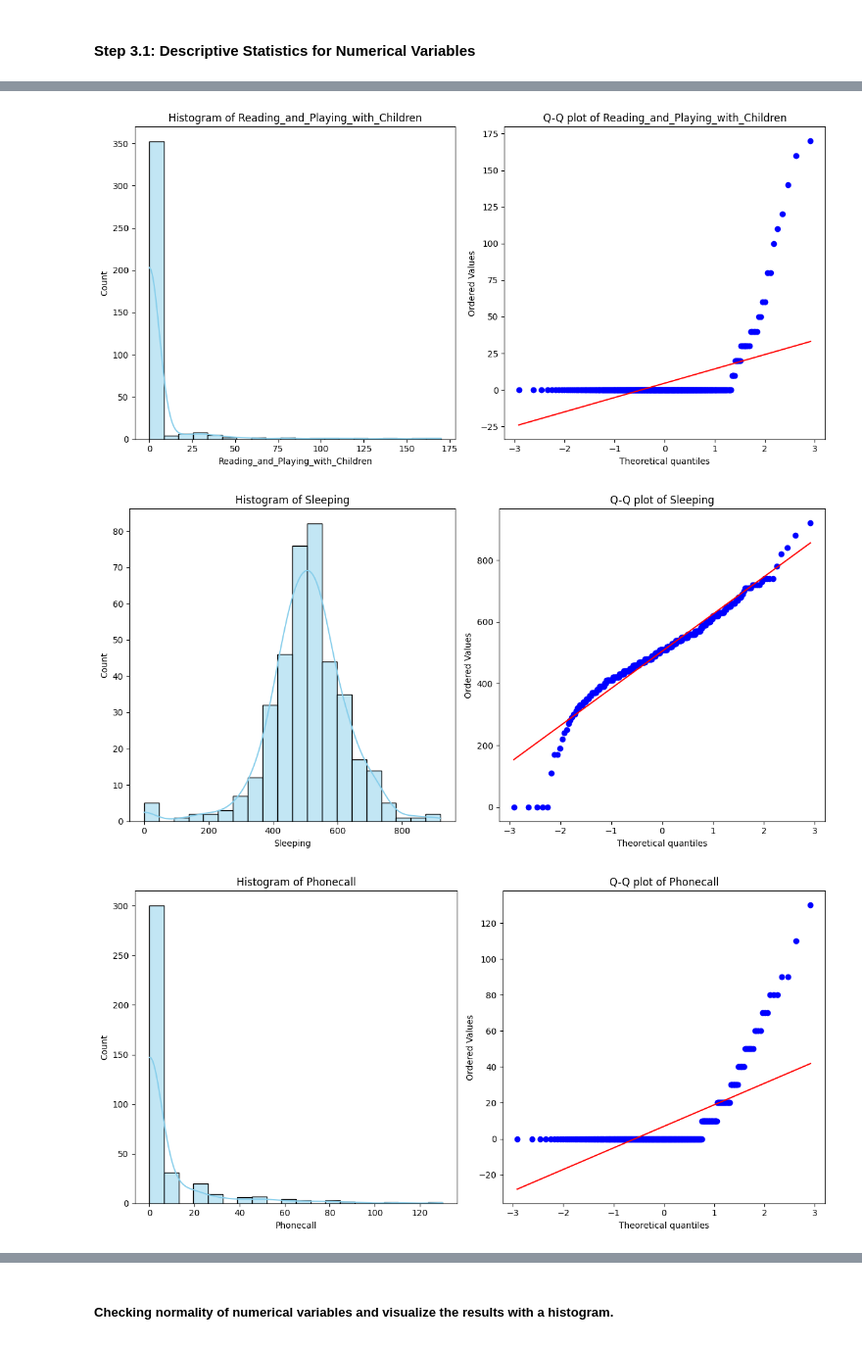
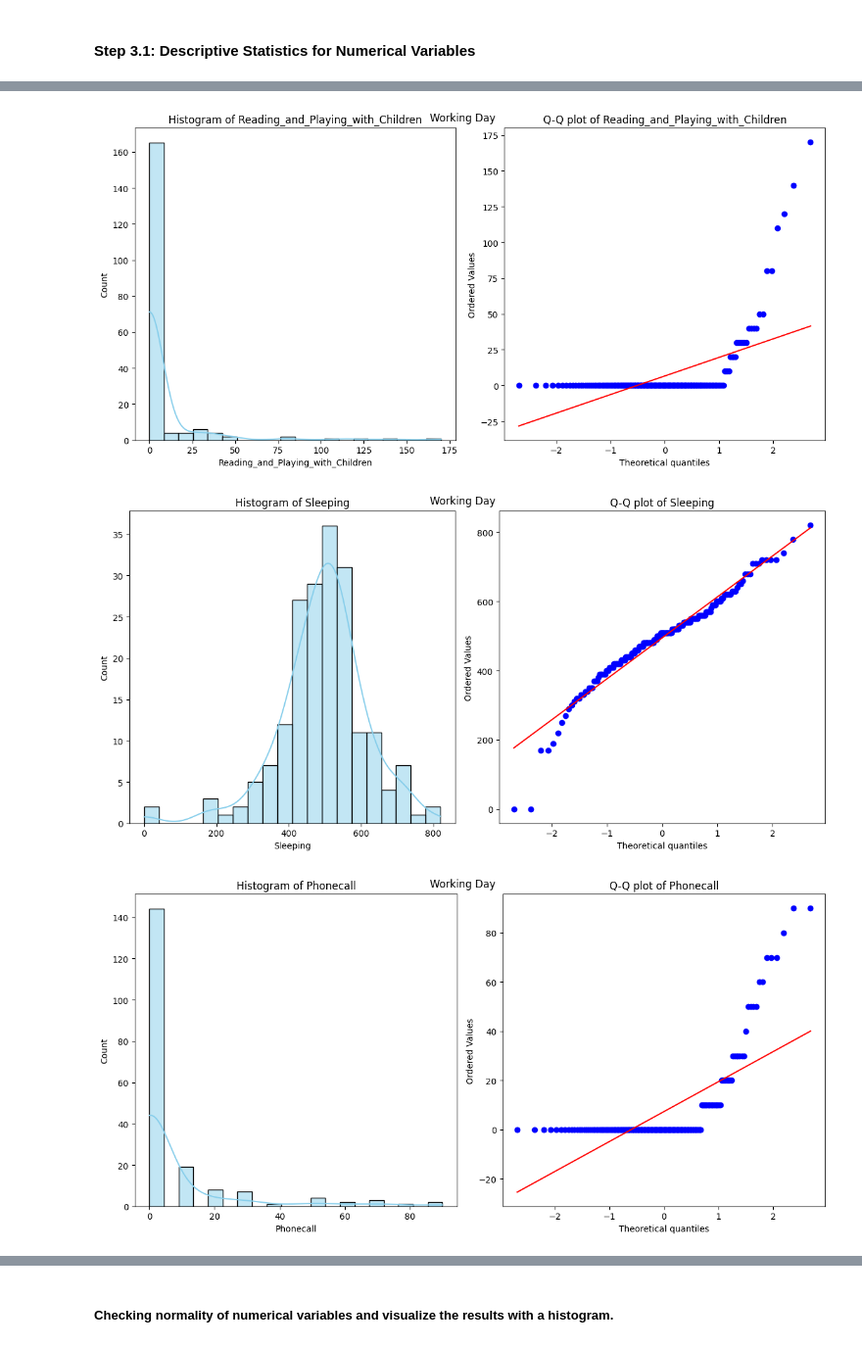
Before and after one commit to junaidraz1/Statistical-Data-Analysis-of-Human-Activities, a Jupyter notebook: Final_Project.ipynb, the cells around one changed output, grey strips where cells are left out. Shown at 98% size. Saved outputs shown, nothing was run; the diff lists cells and outputs as text; code cells hidden in the pictures.

```diff
--- a/Final_Project.ipynb
+++ b/Final_Project.ipynb
@@ -438,20 +479,43 @@ print("95% Confidence Interval for 'Working' column:", confidence_interval)
 # %% [markdown]
 #### Step 3.1: Descriptive Statistics for Numerical Variables
 # %%
+# Separate data by day type
+working_day_data = final_df[final_df["Day_of_Week"] == "Working Day"]
+weekend_data = final_df[final_df["Day_of_Week"] == "Weekend"]
+
 # Visualizing the distribution with histograms and Q-Q plots for each numerical variable
 for col in numeric_columns:
     plt.figure(figsize=(12, 6))
 
     # Histogram
     plt.subplot(1, 2, 1)
-    sns.histplot(final_df[col], kde=True, bins=20, color='skyblue')
+    sns.histplot(working_day_data[col], kde=True, bins=20, color='skyblue')
     plt.title(f'Histogram of {col}')
 
     # Q-Q plot
     plt.subplot(1, 2, 2)
-    stats.probplot(final_df[col].dropna(), dist="norm", plot=plt)
+    stats.probplot(working_day_data[col].dropna(), dist="norm", plot=plt)
     plt.title(f'Q-Q plot of {col}')
 
     plt.tight_layout()
+    plt.suptitle('Working Day')
     plt.show()
+
+# Visualizing the distribution with histograms and Q-Q plots for each numerical variable
+for col in numeric_columns:
+    plt.figure(figsize=(12, 6))
+
+    # Histogram
+    plt.subplot(1, 2, 1)
+    sns.histplot(weekend_data[col], kde=True, bins=20, color='skyblue')
+    plt.title(f'Histogram of {col}')
+
+    # Q-Q plot
+    plt.subplot(1, 2, 2)
+    stats.probplot(weekend_data[col].dropna(), dist="norm", plot=plt)
+    plt.title(f'Q-Q plot of {col}')
+
+    plt.tight_layout()
+    plt.suptitle('Weekend')
+    plt.show()
 # %% [output]
@@ -459,3 +523,3 @@ for col in numeric_columns:
-[figure, old version]
+[figure, new version]
-[figure, old version]
+[figure, new version]
-[figure, old version]
+[figure, new version]
```
Also changed, not shown: parts of 33 cells of this notebook.
